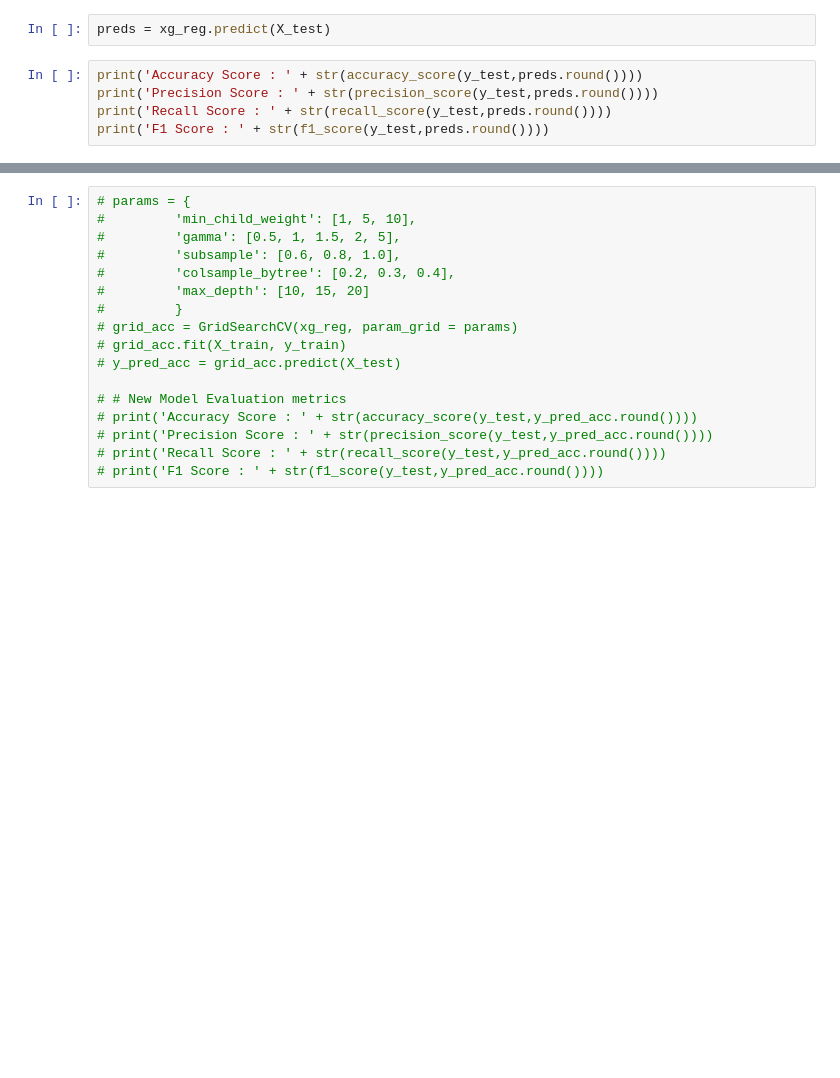
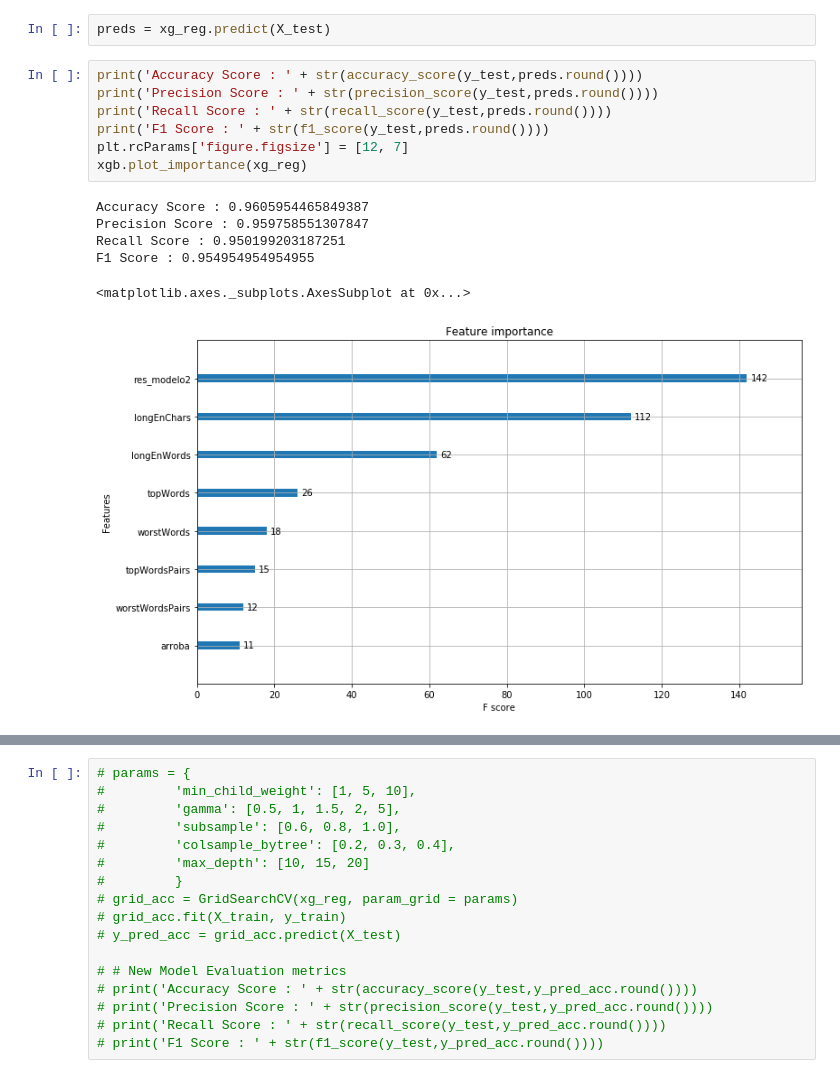
Before and after one commit to RiedelNicolas/TP2-Organizacion-de-Datos, a Jupyter notebook: modelo_3.ipynb, the cells around one changed output, grey strips where cells are left out. Cells and saved outputs as stored; diff of their text form; blank space fills up the shorter version.

Commit message:
graficos de feature importance xgboost - rf

```diff
--- a/modelo_3.ipynb
+++ b/modelo_3.ipynb
@@ -309,8 +415,17 @@ preds = xg_reg.predict(X_test)
 # %%
 print('Accuracy Score : ' + str(accuracy_score(y_test,preds.round())))
 print('Precision Score : ' + str(precision_score(y_test,preds.round())))
 print('Recall Score : ' + str(recall_score(y_test,preds.round())))
 print('F1 Score : ' + str(f1_score(y_test,preds.round())))
+plt.rcParams['figure.figsize'] = [12, 7]
+xgb.plot_importance(xg_reg)
+# %% [output]
+Accuracy Score : 0.9605954465849387
+Precision Score : 0.959758551307847
+Recall Score : 0.950199203187251
+F1 Score : 0.954954954954955
+<matplotlib.axes._subplots.AxesSubplot at 0x...>
+[figure, added]
 # %%
 df = pd.DataFrame(preds)
 final = df.to_csv('csv/xgboost.csv')
```
Also changed, not shown: parts of 23 cells of this notebook, 9 other files.
